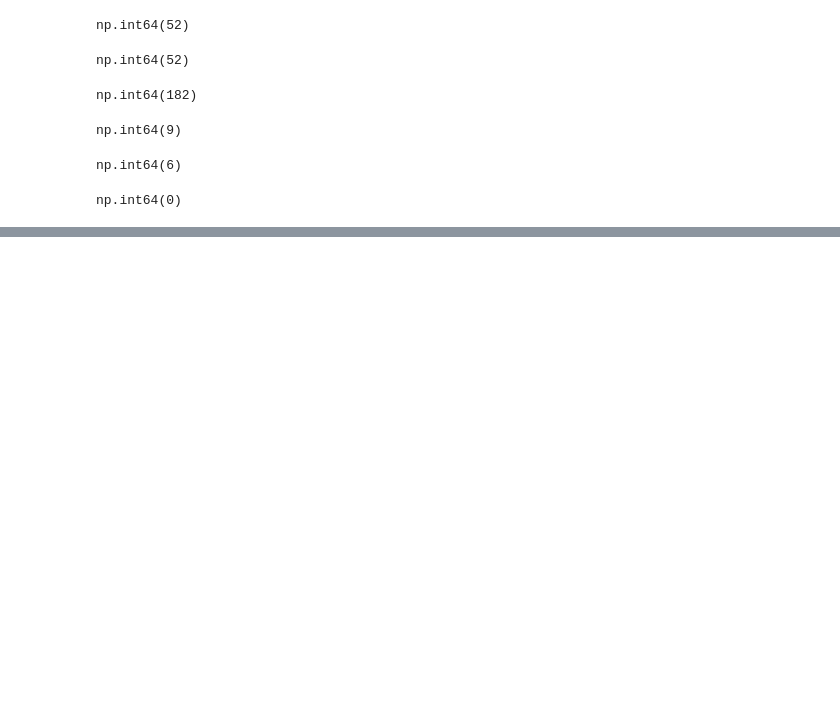
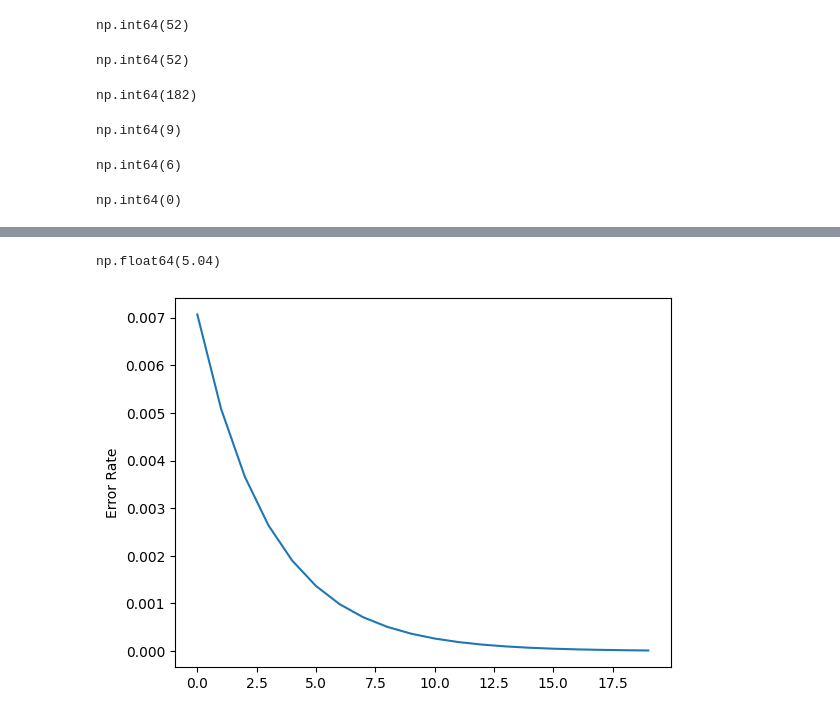
Before and after one commit to Kelnitt/Hujan, a Jupyter notebook: Lab 01.ipynb, the cells around one changed output, grey strips where cells are left out. Drawn from its saved outputs; the diff is of its cells as text; code cells hidden in the pictures; blank space fills up the shorter version.

```diff
--- a/Lab 01.ipynb
+++ b/Lab 01.ipynb
@@ -120,0 +181,54 @@ np.int64(0)
+# %%
+logits = (weights * input).sum()
+
+error = logits - target
+
+error
+# %% [output]
+np.float64(5.04)
+# %%
+import matplotlib.pyplot as plt
+
+inputs = np.array([1, 2, 3])
+
+weights = np.array([-0.49929916,  1.00140168, -0.49789747])
+
+target = 0
+# %%
+def return_slope(input, weights, target):
+  """
+  Get Slope
+  """
+  logits = (weights * input).sum()
+
+  error = logits - target
+
+  slope = 2 * input * error
+
+  return slope
+# %%
+def compute_loss(input, weights, target):
+  """
+  Get Loss
+  """
+  logits = (weights * input).sum()
+
+  return logits - target
+# %%
+loops = 20
+
+errors = []
+
+for i in range(loops):
+
+  slope = return_slope(inputs, weights, target)
+
+  weights = weights - (0.01 * slope)
+
+  errors.append(compute_loss(inputs, weights, target))
+# %%
+plt.plot(errors)
+
+plt.ylabel('Error Rate');
+# %% [output]
+[figure, added]
```
Also changed, not shown: parts of 7 cells of this notebook.
